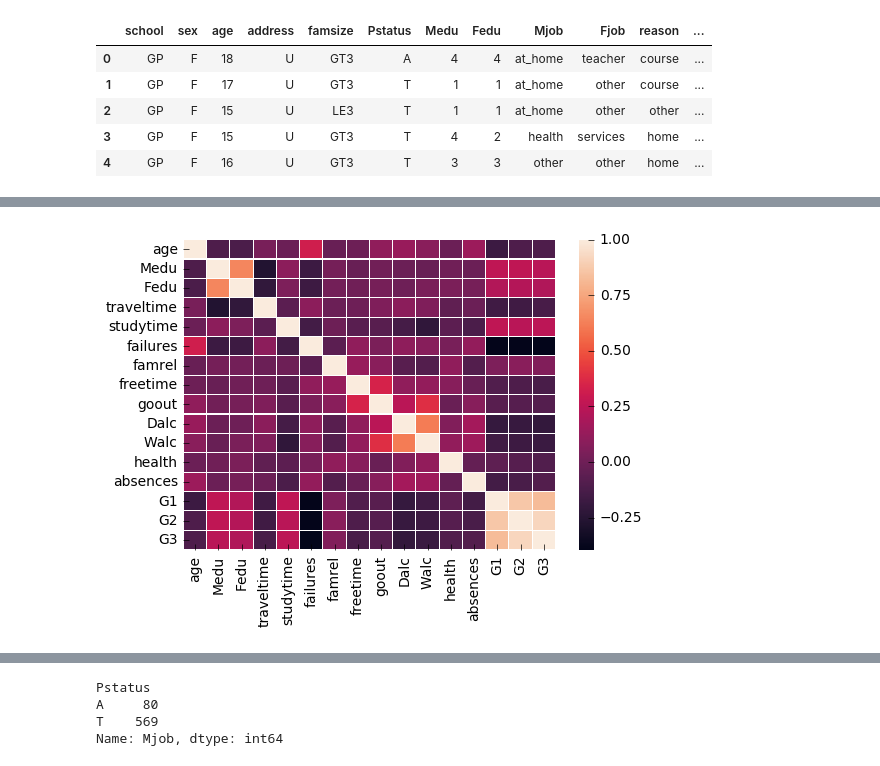
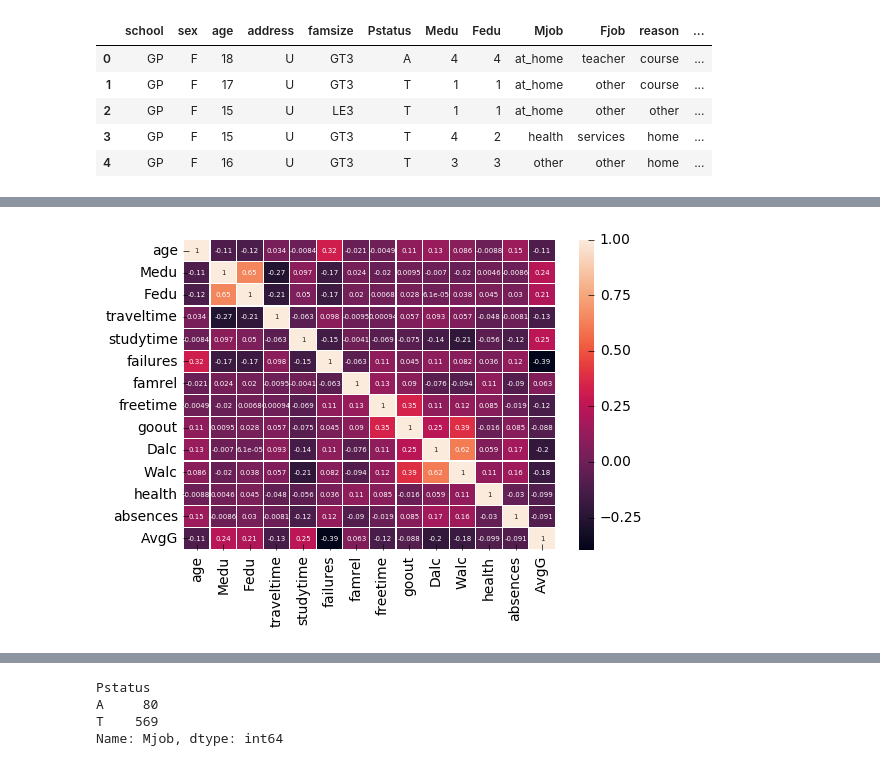
Before and after one commit to jmfrazier/Unit-3-files, a Jupyter notebook: Unit 3 capstone.ipynb, the cells around one changed output, grey strips where cells are left out. Drawn from its saved outputs; the diff is of its cells as text; code cells hidden in the pictures.

```diff
--- a/Unit 3 capstone.ipynb
+++ b/Unit 3 capstone.ipynb
@@ -32,3 +64,9 @@ df.head()
 | 2 | GP | F | 15 | U | LE3 | T | 1 | 1 | at_home | other | other | ... |
 | 3 | GP | F | 15 | U | GT3 | T | 4 | 2 | health | services | home | ... |
 | 4 | GP | F | 16 | U | GT3 | T | 3 | 3 | other | other | home | ... |
+# %%
+#our independent variables are grades in 3 periods. the meta data describes G3 as some average of the first two. Assuming it is
+#the score averaging 1 and 2 as well as some final test we will use this as our sole independent variable
+df['AvgG'] = df['G3']
+df = df.drop(['G1', 'G2', 'G3'],1)
+df.AvgG.describe()
@@ -35,7 +83,7 @@ df.head()
 # %%
 #lets check the already continous variables to see if there are any correlations
-sns.heatmap(df.corr(), linewidths=.1)
+sns.heatmap(df.corr(), linewidths=.1, annot=True,annot_kws={'size': 5})
 plt.show()
 # %% [output]
-[figure, old version]
+[figure, new version]
 # %%
```
Also changed, not shown: parts of 73 cells of this notebook.
